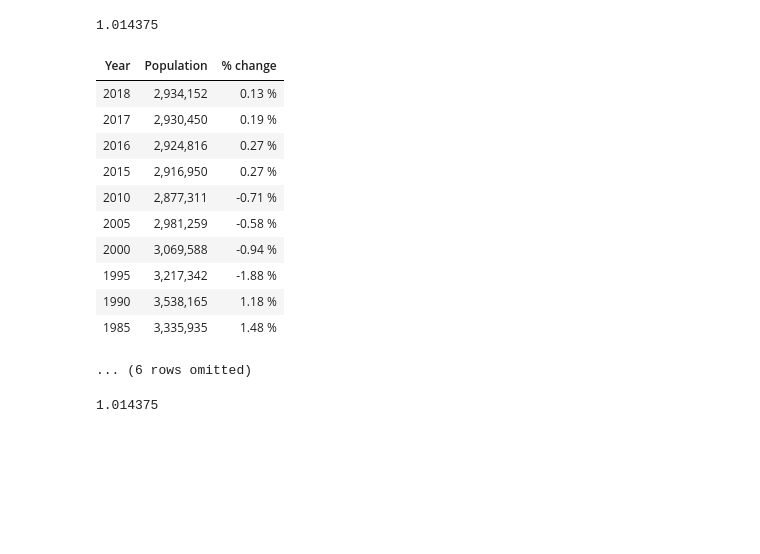
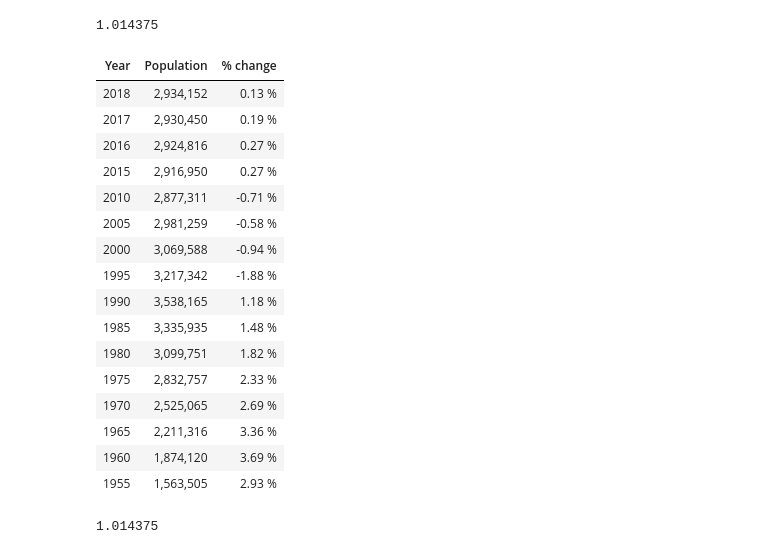
Before and after one commit to ArturAyvazyanTUMO/pdsfp, a Jupyter notebook: app.ipynb, the cells around one changed output. Saved outputs shown, nothing was run; the diff lists cells and outputs as text; code cells hidden in the pictures; blank space fills up the shorter version.

```diff
--- a/app.ipynb
+++ b/app.ipynb
@@ -145,23 +145,28 @@ np.mean(percentChange)
 # %%
 armTabl=Table().with_columns(
     "Year",armenia.column(0),
     "Population",armenia.column(1),
     "% change",armenia.column(2)
 )
-armTabl
+armTabl.show()
 # %% [output]
 | Year | Population | % change |
 | 2018 | 2,934,152 | 0.13 % |
 | 2017 | 2,930,450 | 0.19 % |
 | 2016 | 2,924,816 | 0.27 % |
 | 2015 | 2,916,950 | 0.27 % |
 | 2010 | 2,877,311 | -0.71 % |
 | 2005 | 2,981,259 | -0.58 % |
 | 2000 | 3,069,588 | -0.94 % |
 | 1995 | 3,217,342 | -1.88 % |
 | 1990 | 3,538,165 | 1.18 % |
 | 1985 | 3,335,935 | 1.48 % |
+| 1980 | 3,099,751 | 1.82 % |
+| 1975 | 2,832,757 | 2.33 % |
+| 1970 | 2,525,065 | 2.69 % |
+| 1965 | 2,211,316 | 3.36 % |
+| 1960 | 1,874,120 | 3.69 % |
+| 1955 | 1,563,505 | 2.93 % |
-... (6 rows omitted)
 # %%
 np.mean(percentChange)
 # %% [output]
```
Also changed, not shown: parts of 9 cells of this notebook.
